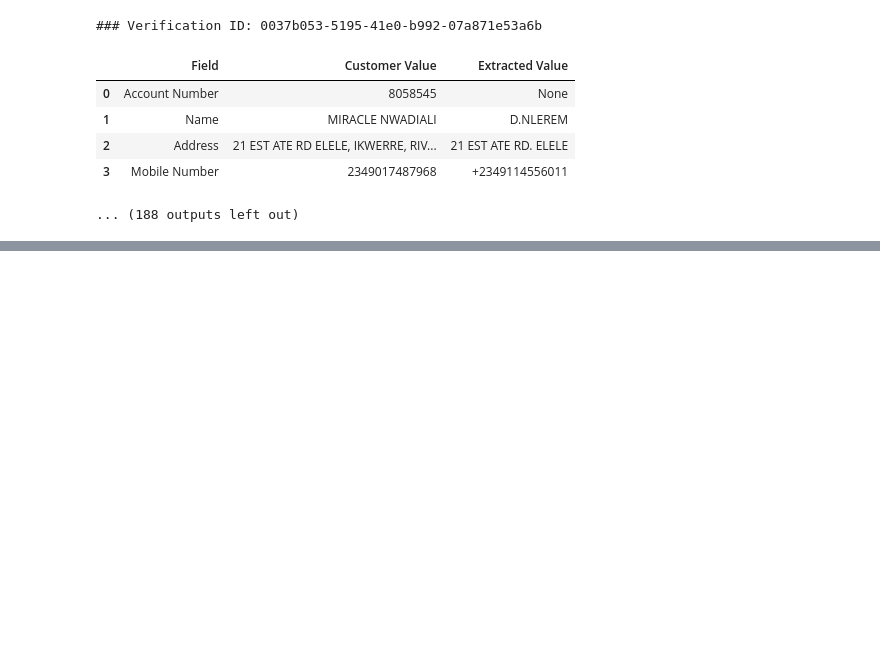
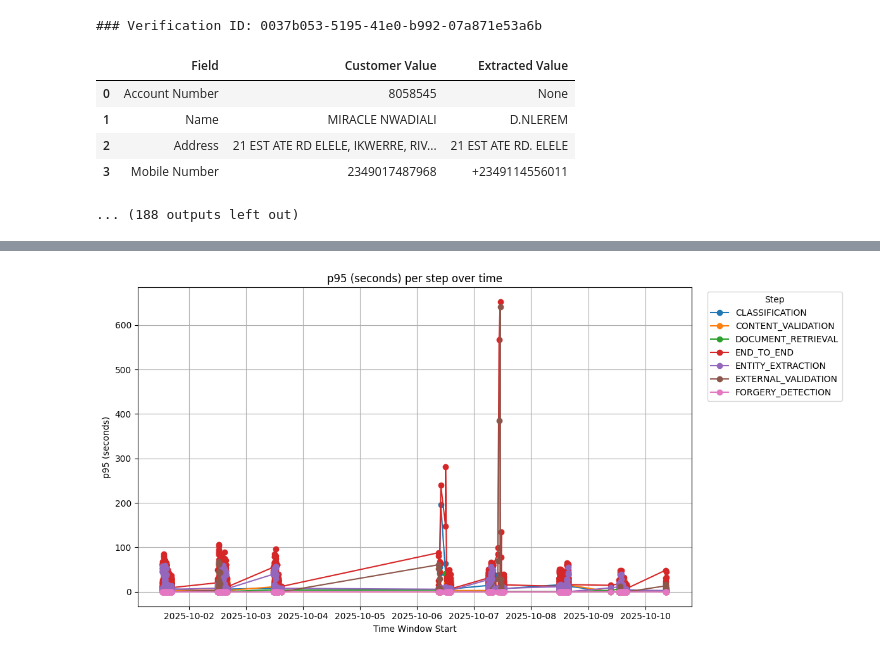
Before and after one commit to adrianzevenster/NER-Pipeline, a Jupyter notebook: DVS-Evaluation.ipynb, the cells around one changed output, grey strips where cells are left out. Cells and saved outputs as stored; diff of their text form; code cells hidden in the pictures; blank space fills up the shorter version.

```diff
--- a/DVS-Evaluation.ipynb
+++ b/DVS-Evaluation.ipynb
@@ -311,3 +290,101 @@ for ver_id, group in groups:
 | 2 | Address | 21 EST ATE RD ELELE, IKWERRE, RIV... | 21 EST ATE RD. ELELE |
 | 3 | Mobile Number | 2349017487968 | +2349114556011 |
 ... (188 outputs left out)
+# %%
+# Robust Jupyter cell to load, clean, convert ms→seconds, and plot as requested.
+
+import pandas as pd
+import numpy as np
+import matplotlib.pyplot as plt
+from datetime import datetime
+
+# === 1) Load CSV ===
+path = "/home/adrian/PycharmProjects/NER-Pipeline/clickhouse.csv"
+df = pd.read_csv(path)
+
+# Normalize column names (strip spaces)
+df.columns = [c.strip() for c in df.columns]
+
+# Quick peek
+display(df.head(50))
+
+# === 2) Coerce numeric columns and parse datetime ===
+numeric_cols = ["p95_ms", "median_ms", "total_step_sum_ms", "n"]
+for col in numeric_cols:
+    if col in df.columns:
+        # Remove any non-numeric characters (commas, units, etc.) and coerce to float
+        df[col] = pd.to_numeric(df[col].astype(str).str.replace(r"[^\d\.\-eE]", "", regex=True), errors="coerce")
+
+# Parse window_start to datetime (be tolerant)
+if "window_start" in df.columns:
+    # Try parsing as timezone-aware or naive; then make naive for plotting
+    parsed = pd.to_datetime(df["window_start"], errors="coerce", utc=True)
+    # If everything turned NaT, try without utc
+    if parsed.isna().all():
+        parsed = pd.to_datetime(df["window_start"], errors="coerce")
+    # Drop tz for uniform plotting
+    try:
+        parsed = parsed.dt.tz_localize(None)
+    except Exception:
+        # Already naive
+        pass
+    df["window_start"] = parsed
+
+# Ensure required columns exist
+required_cols = ["window_start", "step", "p95_ms", "total_step_sum_ms"]
+missing = [c for c in required_cols if c not in df.columns]
+if missing:
+    raise ValueError(f"Missing expected column(s) in CSV: {missing}. "
+                     f"Available columns: {df.columns.tolist()}")
+
+# === 3) Create seconds columns ===
+df["p95_s"] = df["p95_ms"] / 1000.0
+if "median_ms" in df.columns:
+    df["median_s"] = df["median_ms"] / 1000.0
+df["total_step_sum_s"] = df["total_step_sum_ms"] / 1000.0
+
+# === 4) Sort for time-series plotting ===
+df = df.sort_values(["step", "window_start"])
+
+# === 5) Plot: p95_s for each step over time ===
+plt.figure(figsize=(12, 6))
+for step, grp in df.groupby("step"):
+    # Only plot rows that have both time and p95_s
+    g = grp.dropna(subset=["window_start", "p95_s"])
+    if g.empty:
+        continue
+    plt.plot(g["window_start"], g["p95_s"], marker="o", label=str(step))
+plt.title("p95 (seconds) per step over time")
+plt.xlabel("Time Window Start")
+plt.ylabel("p95 (seconds)")
+plt.legend(title="Step", bbox_to_anchor=(1.02, 1), loc="upper left")
+plt.grid(True)
+plt.tight_layout()
+plt.show()
+
+# === 6) Plot: total_step_sum_s vs p95_s (scatter) ===
+plt.figure(figsize=(8, 6))
+scat = df.dropna(subset=["total_step_sum_s", "p95_s"])
+plt.scatter(scat["total_step_sum_s"], scat["p95_s"], alpha=0.6)
+plt.title("Total Step Sum (s) vs Step p95 (s)")
+plt.xlabel("Total Step Sum (seconds)")
+plt.ylabel("p95 (seconds)")
+plt.grid(True)
+plt.tight_layout()
+plt.show()
+
+# === 7) Save a cleaned CSV with seconds included ===
+out_path = "/home/adrian/PycharmProjects/NER-Pipeline/clickhouse_cleaned_seconds.csv"
+df.to_csv(out_path, index=False)
+
+# Report a small summary back
+summary = {
+    "rows": len(df),
+    "unique_steps": df["step"].nunique(),
+    "time_coverage_min": df["window_start"].min(),
+    "time_coverage_max": df["window_start"].max(),
+    "nulls_p95_ms": int(df["p95_ms"].isna().sum()),
+    "nulls_total_step_sum_ms": int(df["total_step_sum_ms"].isna().sum())
+}
+summary
+# %% [output]
@@ -313,0 +408 @@ for ver_id, group in groups:
+[figure, added]
```
Also changed, not shown: parts of 7 cells of this notebook.
